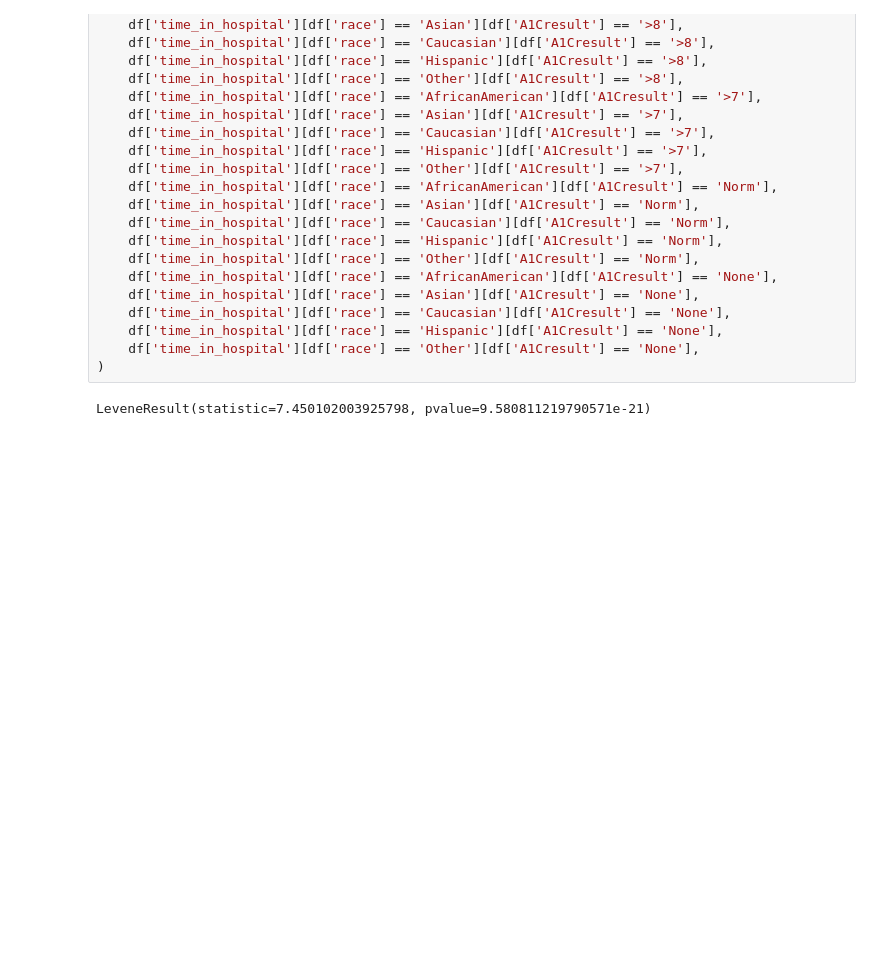
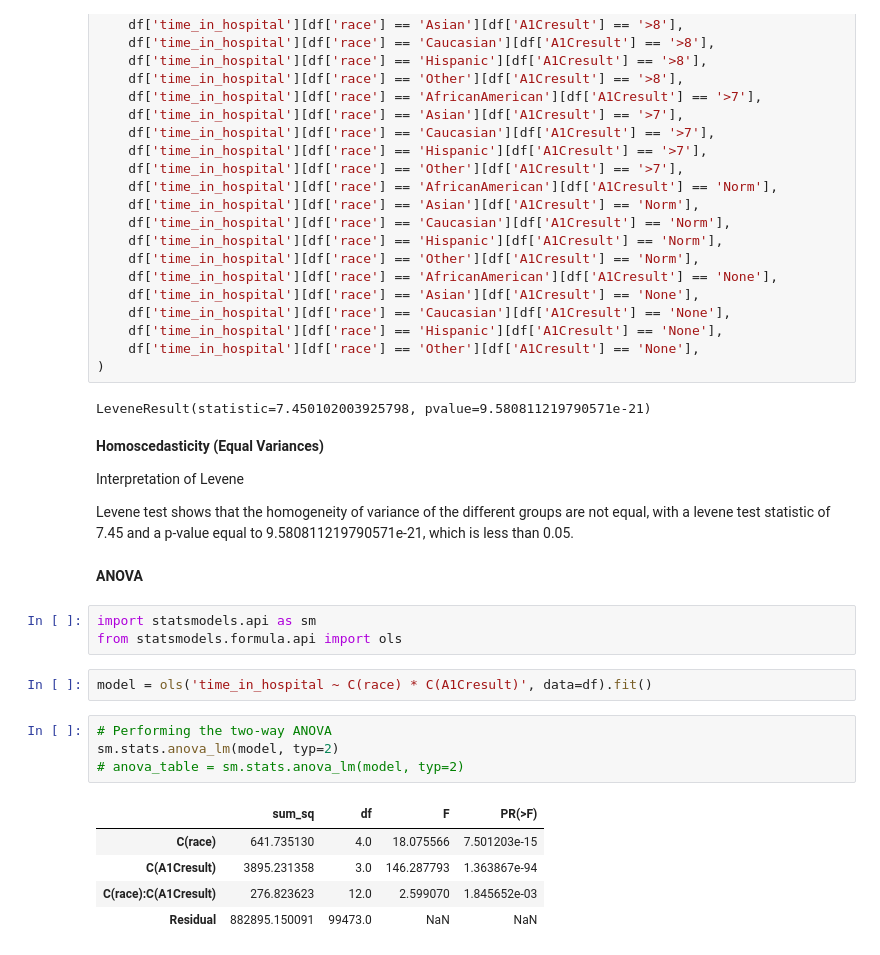
Before and after one commit to kkettip/datasci_6_anova, a Jupyter notebook: datasci_6_anova.ipynb, the cells around one changed output. Drawn from its saved outputs; the diff is of its cells as text; blank space fills up the shorter version.

```diff
--- a/datasci_6_anova.ipynb
+++ b/datasci_6_anova.ipynb
@@ -286,3 +220,26 @@ stats.levene(
 )
 # %% [output]
 LeveneResult(statistic=7.450102003925798, pvalue=9.580811219790571e-21)
+# %% [markdown]
+**Homoscedasticity (Equal Variances)**
+
+Interpretation of Levene
+
+Levene test shows that the homogeneity of variance of the different groups are not equal, with a levene test statistic of 7.45 and a p-value equal to 9.580811219790571e-21, which is less than 0.05.
+# %% [markdown]
+**ANOVA**
+# %%
+import statsmodels.api as sm
+from statsmodels.formula.api import ols
+# %%
+model = ols('time_in_hospital ~ C(race) * C(A1Cresult)', data=df).fit()
+# %%
+# Performing the two-way ANOVA
+sm.stats.anova_lm(model, typ=2)
+# anova_table = sm.stats.anova_lm(model, typ=2)
+# %% [output]
+|  | sum_sq | df | F | PR(>F) |
+| C(race) | 641.735130 | 4.0 | 18.075566 | 7.501203e-15 |
+| C(A1Cresult) | 3895.231358 | 3.0 | 146.287793 | 1.363867e-94 |
+| C(race):C(A1Cresult) | 276.823623 | 12.0 | 2.599070 | 1.845652e-03 |
+| Residual | 882895.150091 | 99473.0 | NaN | NaN |
```
Also changed, not shown: parts of 15 cells of this notebook.
